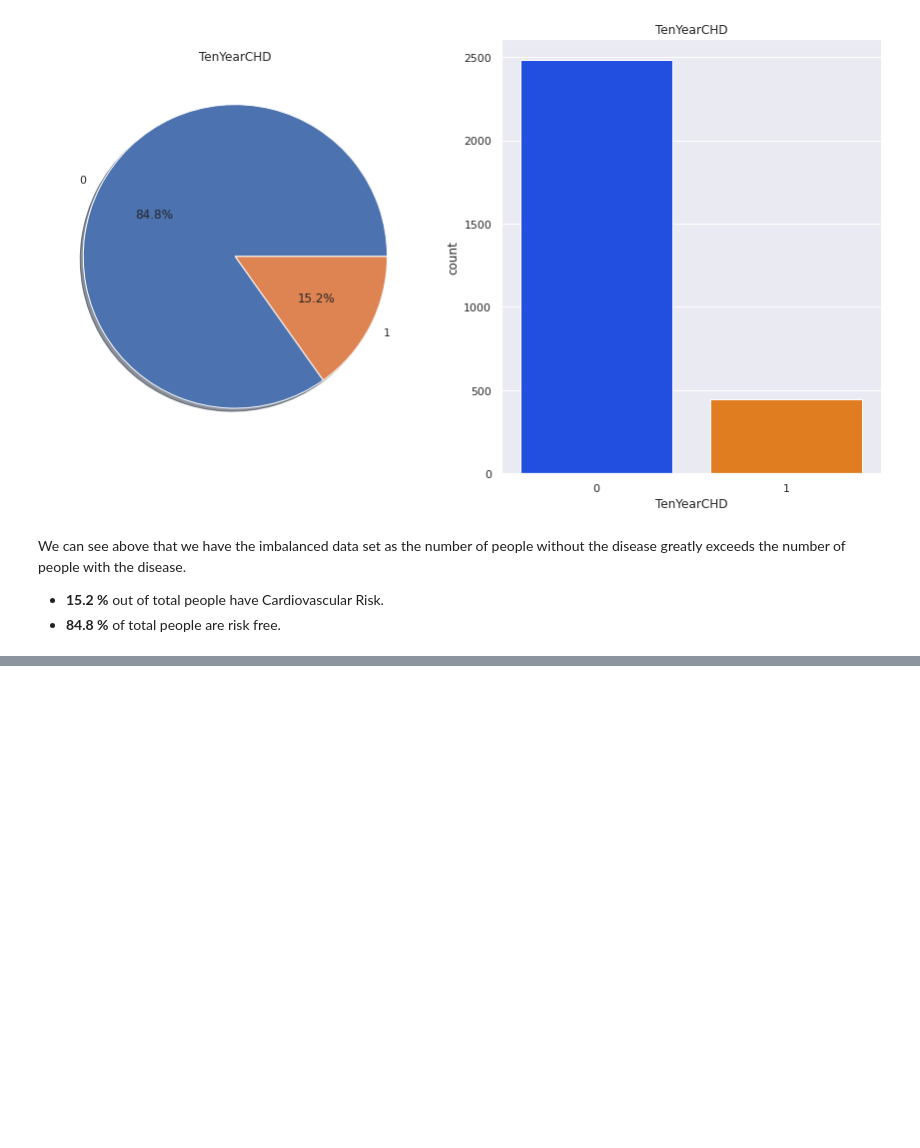
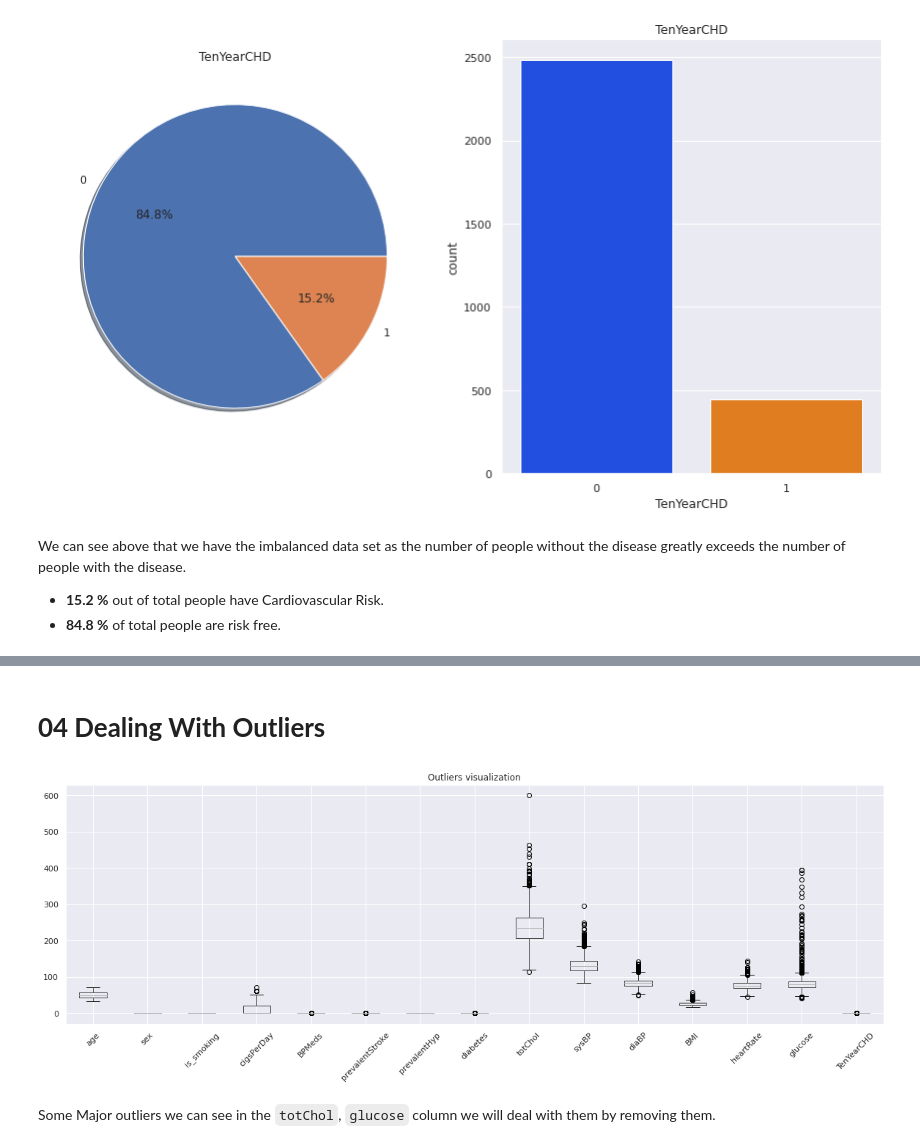
Before and after one commit to AMAN-GULERIA/Cardiovascular-Risk-Prediction, a Jupyter notebook: Cardiovascular_Risk_Prediction.ipynb, the cells around one changed output, grey strips where cells are left out. Drawn from its saved outputs; the diff is of its cells as text; code cells hidden in the pictures; blank space fills up the shorter version.

```diff
--- a/Cardiovascular_Risk_Prediction.ipynb
+++ b/Cardiovascular_Risk_Prediction.ipynb
@@ -403,0 +507,15 @@ We can see above that we have the imbalanced data set as the number of people wi
+# %% [markdown]
+# <b> 04 Dealing With Outliers
+# %%
+# Visualize univariate outliers
+# Create a plot
+fig, ax = plt.subplots(figsize=(20,6))
+plt.title("Outliers visualization")
+df.boxplot()
+# Rotate the x-axis tick labels by 45 degrees
+ax.set_xticklabels(ax.get_xticklabels(), rotation=45)
+plt.show()
+# %% [output]
+[figure, added]
+# %% [markdown]
+Some Major outliers we can see in the `totChol`, `glucose` column we will deal with them by removing them.
```
Also changed, not shown: parts of 18 cells of this notebook.
